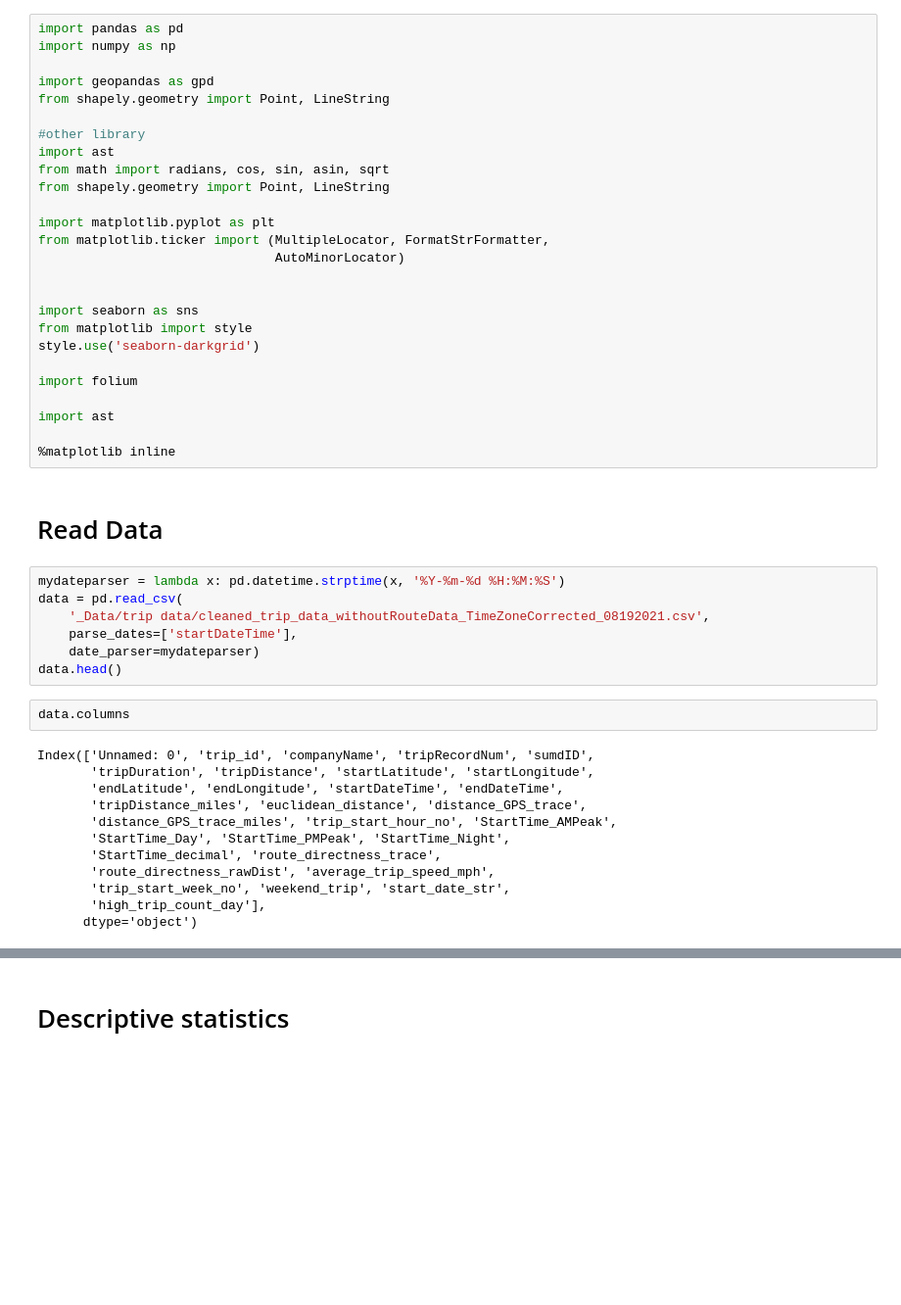
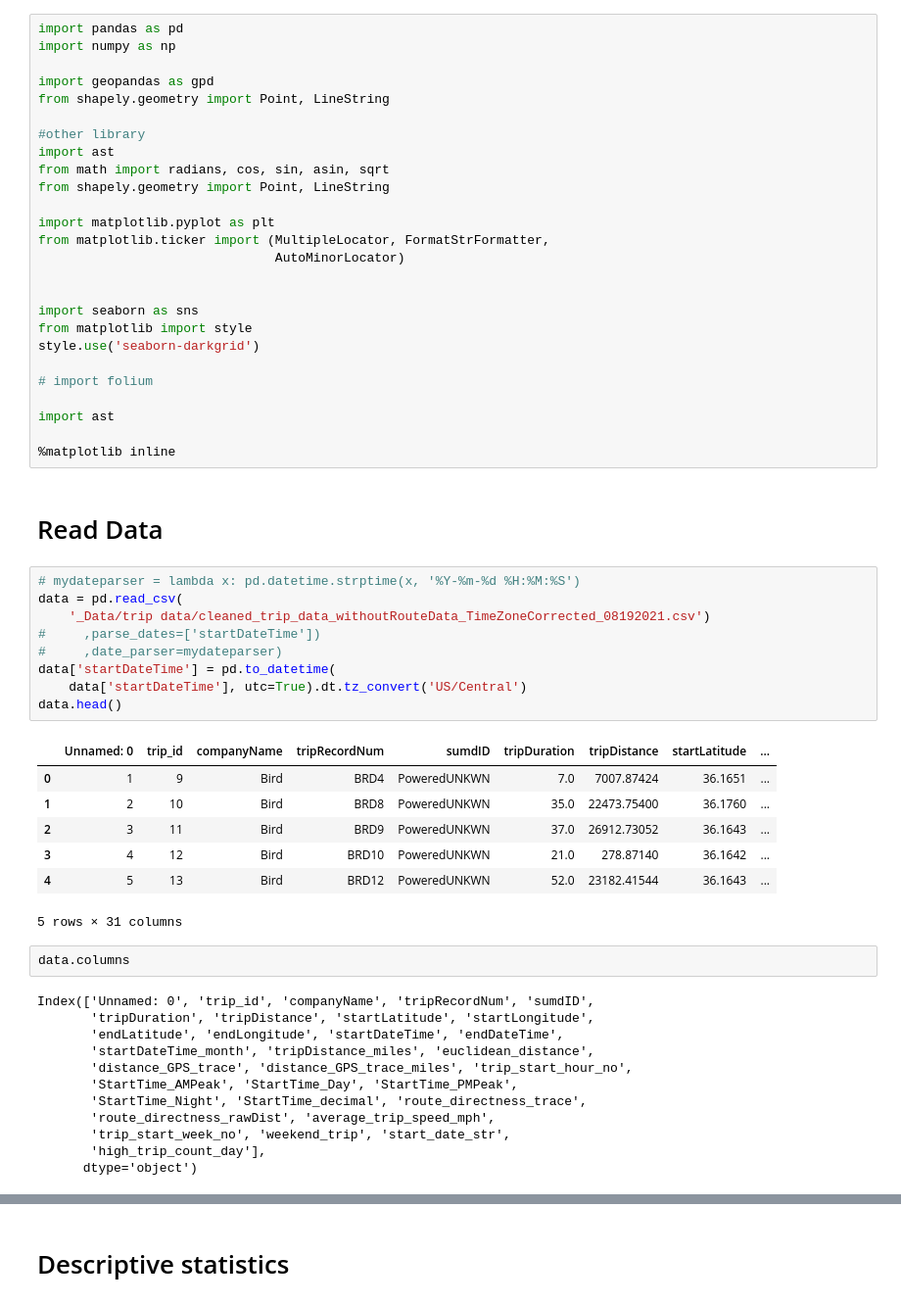
Before and after one commit to niteshshah12/E-scooter-trip-pattern-analysis-of-Nasvhille, a Jupyter notebook: 2_Descriptive Statistics.ipynb, the cells around one changed output, grey strips where cells are left out. Shown at 98% size. Cells and saved outputs as stored; diff of their text form; blank space fills up the shorter version.

```diff
--- a/2_Descriptive Statistics.ipynb
+++ b/2_Descriptive Statistics.ipynb
@@ -19,7 +19,7 @@ import seaborn as sns
 from matplotlib import style
 style.use('seaborn-darkgrid')
 
-import folium
+# import folium
 
 import ast
 
@@ -27,22 +27,32 @@ import ast
 # %% [markdown]
 # Read Data
 # %%
-mydateparser = lambda x: pd.datetime.strptime(x, '%Y-%m-%d %H:%M:%S')
+# mydateparser = lambda x: pd.datetime.strptime(x, '%Y-%m-%d %H:%M:%S')
 data = pd.read_csv(
-    '_Data/trip data/cleaned_trip_data_withoutRouteData_TimeZoneCorrected_08192021.csv',
-    parse_dates=['startDateTime'],
-    date_parser=mydateparser)
+    '_Data/trip data/cleaned_trip_data_withoutRouteData_TimeZoneCorrected_08192021.csv')
+#     ,parse_dates=['startDateTime'])
+#     ,date_parser=mydateparser)
+data['startDateTime'] = pd.to_datetime(
+    data['startDateTime'], utc=True).dt.tz_convert('US/Central')
 data.head()
+# %% [output]
+|  | Unnamed: 0 | trip_id | companyName | tripRecordNum | sumdID | tripDuration | tripDistance | startLatitude | ... |
+| 0 | 1 | 9 | Bird | BRD4 | PoweredUNKWN | 7.0 | 7007.87424 | 36.1651 | ... |
+| 1 | 2 | 10 | Bird | BRD8 | PoweredUNKWN | 35.0 | 22473.75400 | 36.1760 | ... |
+| 2 | 3 | 11 | Bird | BRD9 | PoweredUNKWN | 37.0 | 26912.73052 | 36.1643 | ... |
+| 3 | 4 | 12 | Bird | BRD10 | PoweredUNKWN | 21.0 | 278.87140 | 36.1642 | ... |
+| 4 | 5 | 13 | Bird | BRD12 | PoweredUNKWN | 52.0 | 23182.41544 | 36.1643 | ... |
+5 rows × 31 columns
 # %%
 data.columns
 # %% [output]
 Index(['Unnamed: 0', 'trip_id', 'companyName', 'tripRecordNum', 'sumdID',
        'tripDuration', 'tripDistance', 'startLatitude', 'startLongitude',
        'endLatitude', 'endLongitude', 'startDateTime', 'endDateTime',
-       'tripDistance_miles', 'euclidean_distance', 'distance_GPS_trace',
-       'distance_GPS_trace_miles', 'trip_start_hour_no', 'StartTime_AMPeak',
-       'StartTime_Day', 'StartTime_PMPeak', 'StartTime_Night',
-       'StartTime_decimal', 'route_directness_trace',
+       'startDateTime_month', 'tripDistance_miles', 'euclidean_distance',
+       'distance_GPS_trace', 'distance_GPS_trace_miles', 'trip_start_hour_no',
+       'StartTime_AMPeak', 'StartTime_Day', 'StartTime_PMPeak',
+       'StartTime_Night', 'StartTime_decimal', 'route_directness_trace',
        'route_directness_rawDist', 'average_trip_speed_mph',
        'trip_start_week_no', 'weekend_trip', 'start_date_str',
        'high_trip_count_day'],
```
Also changed, not shown: parts of 8 cells of this notebook, 37 other files.
